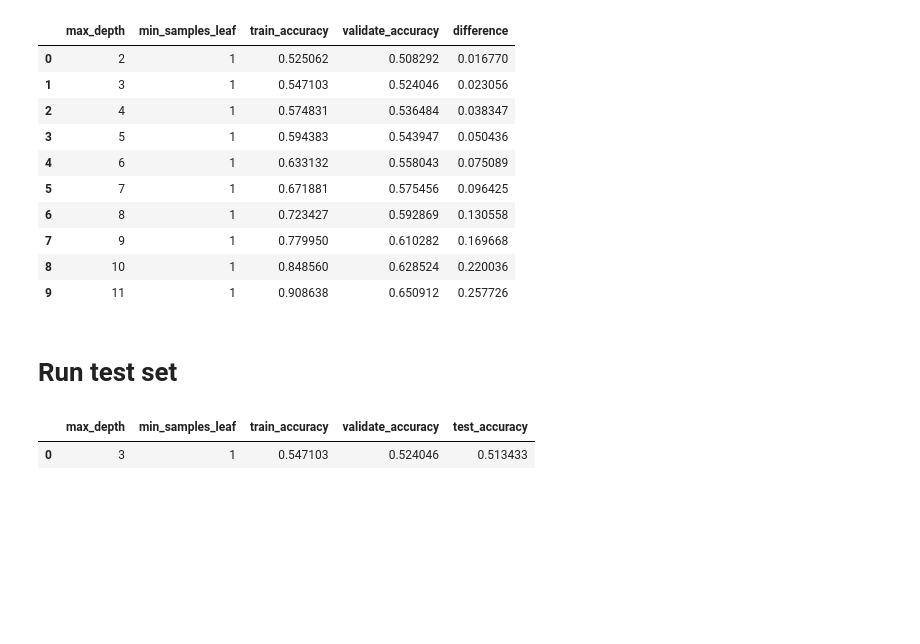
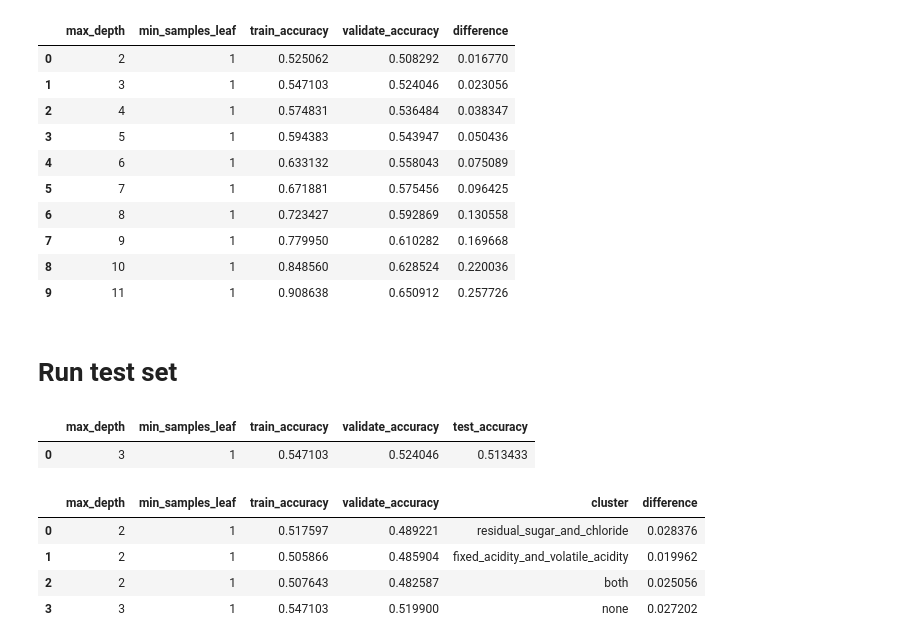
Before and after one commit to Taste-the-Vines/Wine-Quality-Project, a Jupyter notebook: modeling.ipynb, the cells around one changed output. Drawn from its saved outputs; the diff is of its cells as text; code cells hidden in the pictures; blank space fills up the shorter version.

```diff
--- a/modeling.ipynb
+++ b/modeling.ipynb
@@ -340,24 +340,24 @@ metrics.head(10).sort_values(by='difference', ascending=True)
 | 7 | 9 | 1 | 0.779950 | 0.610282 | 0.169668 |
 | 8 | 10 | 1 | 0.848560 | 0.628524 | 0.220036 |
 | 9 | 11 | 1 | 0.908638 | 0.650912 | 0.257726 |
-# %% [markdown]
-# Run test set
-# %%
-metrics= []
-rm= RandomForestClassifier(max_depth= 3, min_samples_leaf= 1, random_state=8675309)
-rm.fit(x_train, y_train)
-in_sample= rm.score(x_train, y_train)
-out_of_sample= rm.score(x_val, y_val)
-test=rm.score(x_test, y_test)
-output={'max_depth': 3,
-        'min_samples_leaf': 1,
-        'train_accuracy': in_sample,
-        'validate_accuracy': out_of_sample,
-        'test_accuracy': test
-       }
-metrics.append(output)
-metrics=pd.DataFrame(data=metrics)
-metrics
-# %% [output]
-|  | max_depth | min_samples_leaf | train_accuracy | validate_accuracy | test_accuracy |
-| 0 | 3 | 1 | 0.547103 | 0.524046 | 0.513433 |
+# %% [markdown]
+# Run test set
+# %%
+metrics= []
+rm= RandomForestClassifier(max_depth= 3, min_samples_leaf= 1, random_state=8675309)
+rm.fit(x_train, y_train)
+in_sample= rm.score(x_train, y_train)
+out_of_sample= rm.score(x_val, y_val)
+test=rm.score(x_test, y_test)
+output={'max_depth': 3,
+        'min_samples_leaf': 1,
+        'train_accuracy': in_sample,
+        'validate_accuracy': out_of_sample,
+        'test_accuracy': test
+       }
+metrics.append(output)
+metrics=pd.DataFrame(data=metrics)
+metrics
+# %% [output]
+|  | max_depth | min_samples_leaf | train_accuracy | validate_accuracy | test_accuracy |
+| 0 | 3 | 1 | 0.547103 | 0.524046 | 0.513433 |
@@ -363,0 +512,9 @@ metrics
+# %%
+metrics= model_info(train, val)
+metrics
+# %% [output]
+|  | max_depth | min_samples_leaf | train_accuracy | validate_accuracy | cluster | difference |
+| 0 | 2 | 1 | 0.517597 | 0.489221 | residual_sugar_and_chloride | 0.028376 |
+| 1 | 2 | 1 | 0.505866 | 0.485904 | fixed_acidity_and_volatile_acidity | 0.019962 |
+| 2 | 2 | 1 | 0.507643 | 0.482587 | both | 0.025056 |
+| 3 | 3 | 1 | 0.547103 | 0.519900 | none | 0.027202 |
```
Also changed, not shown: parts of 3 cells of this notebook, 3 other files.
